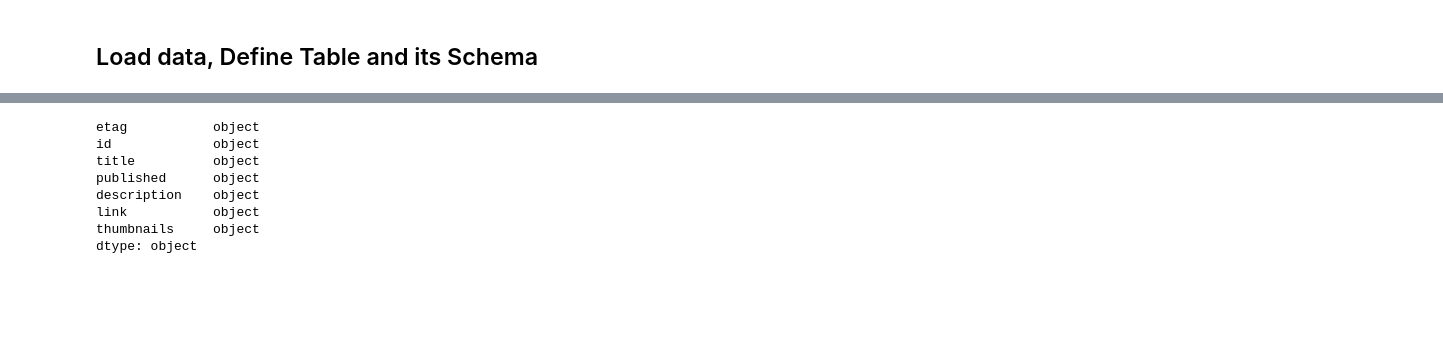
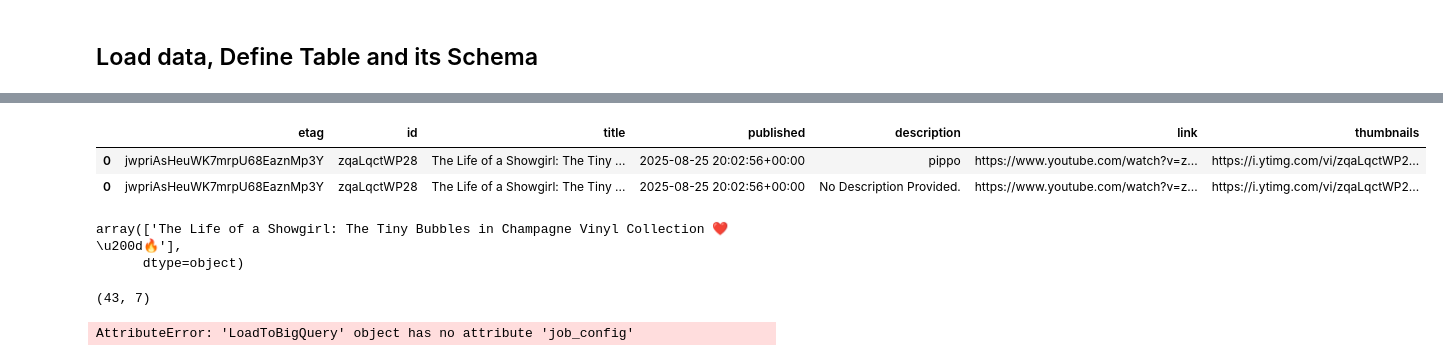
Before and after one commit to MRD2F/SwiftieFriend, a Jupyter notebook: notebooks/load_youtube_data.ipynb, the cells around one changed output, grey strips where cells are left out. Cells and saved outputs as stored; diff of their text form; code cells hidden in the pictures; blank space fills up the shorter version.

```diff
--- a/notebooks/load_youtube_data.ipynb
+++ b/notebooks/load_youtube_data.ipynb
@@ -193,12 +400,0 @@ thumbnails <class 'str'>
-# %%
-#df.info()
-df.dtypes
-# %% [output]
-etag           object
-id             object
-title          object
-published      object
-description    object
-link           object
-thumbnails     object
-dtype: object
@@ -225,0 +403,15 @@ print(f"Table {table.table_id} created with schema.")
+# %%
+df_v2[df_v2.etag == "jwpriAsHeuWK7mrpU68EaznMp3Y"]
+# %% [output]
+|  | etag | id | title | published | description | link | thumbnails |
+| 0 | jwpriAsHeuWK7mrpU68EaznMp3Y | zqaLqctWP28 | The Life of a Showgirl: The Tiny ... | 2025-08-25 20:02:56+00:00 | pippo | https://www.youtube.com/watch?v=z... | https://i.ytimg.com/vi/zqaLqctWP2... |
+| 0 | jwpriAsHeuWK7mrpU68EaznMp3Y | zqaLqctWP28 | The Life of a Showgirl: The Tiny ... | 2025-08-25 20:02:56+00:00 | No Description Provided. | https://www.youtube.com/watch?v=z... | https://i.ytimg.com/vi/zqaLqctWP2... |
+# %%
+titles_duplicated_with_description
+# %% [output]
+array(['The Life of a Showgirl: The Tiny Bubbles in Champagne Vinyl Collection ❤️\u200d🔥'],
+      dtype=object)
+# %%
+df_v2[(df_v2.duplicated(['title'])) & (df_v2['description'] != "No Description Provided.")].
+# %% [output]
+(43, 7)
@@ -225,0 +420,4 @@ print(f"Table {table.table_id} created with schema.")
+# %%
+load_bq = LoadToBigQuery(project_id, dataset_id, schema, job_config_appending)
+# %% [output]
+AttributeError: 'LoadToBigQuery' object has no attribute 'job_config'
```
Also changed, not shown: parts of 76 cells of this notebook, 4 other files.
